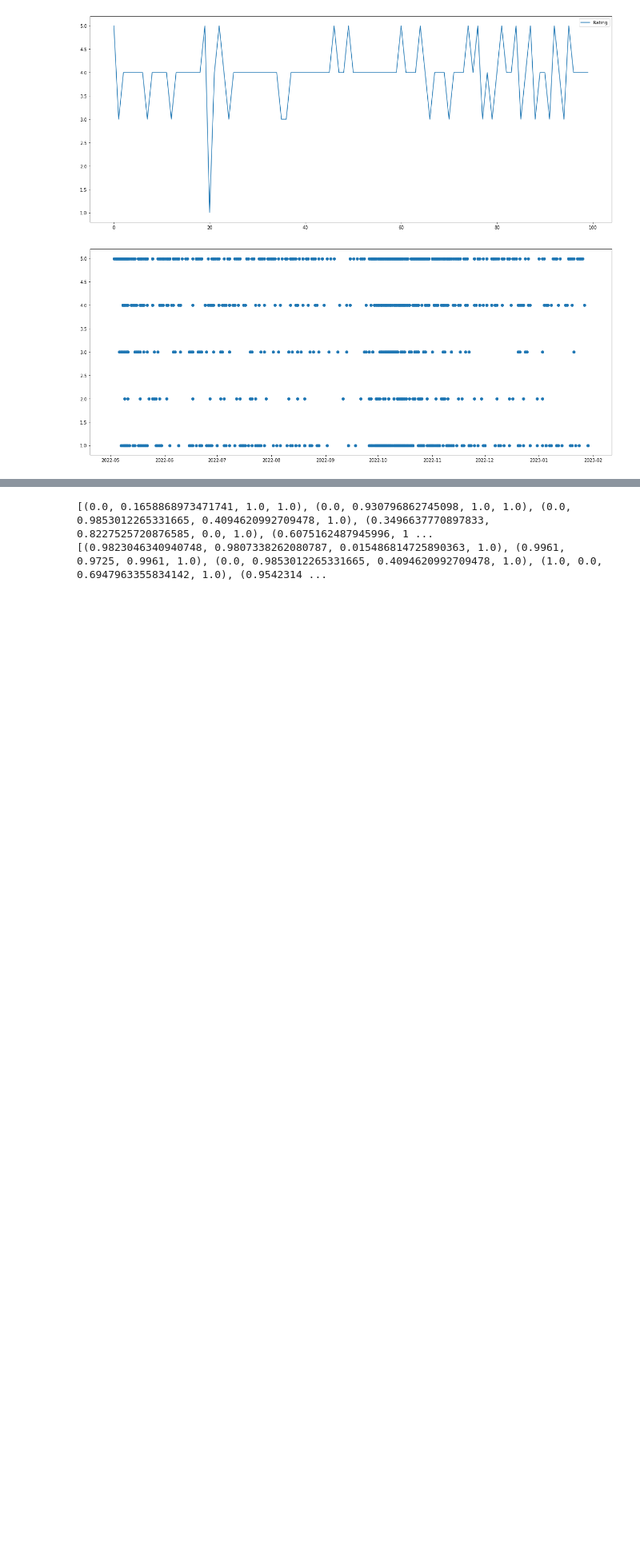
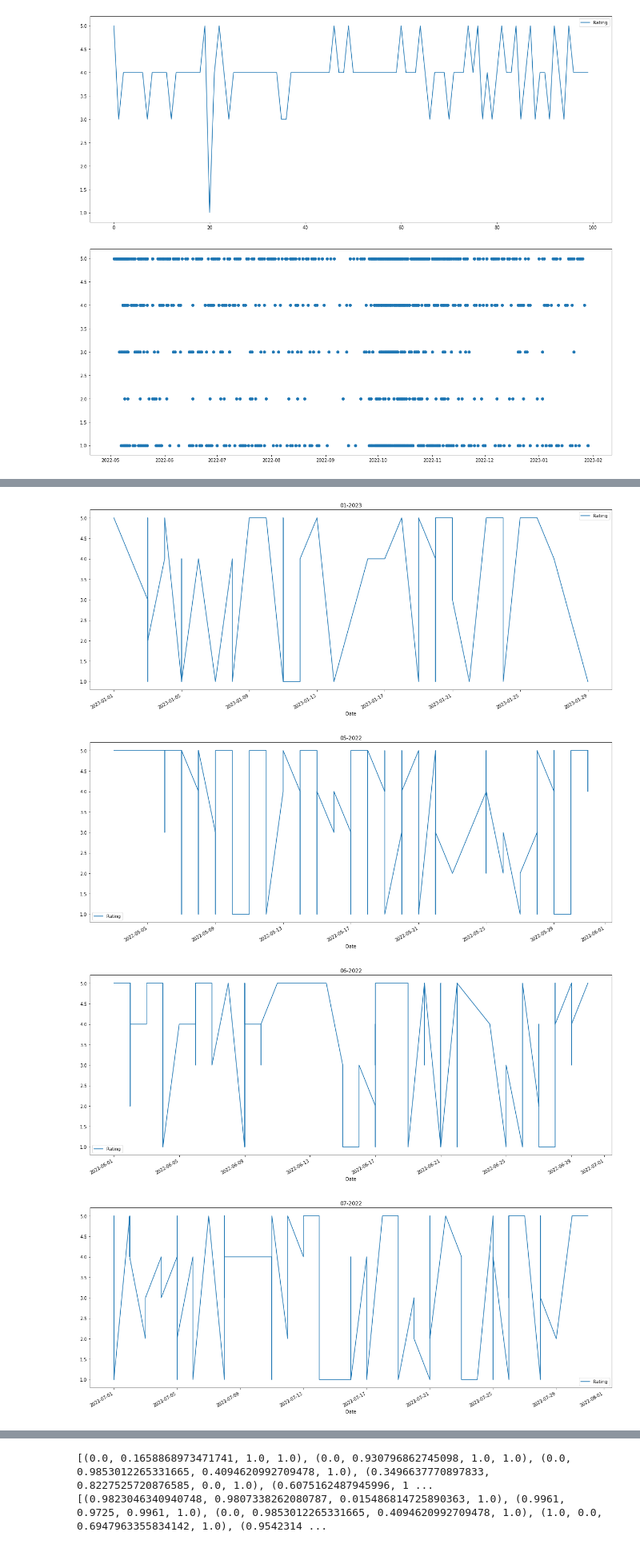
Before and after one commit to one-tonSOUP/Collecting-Amazon-Reviews-and-Analyze, a Jupyter notebook: CollectingReviewsfromAmazon.ipynb, the cells around one changed output, grey strips where cells are left out. Shown at 80% size. Drawn from its saved outputs; the diff is of its cells as text; code cells hidden in the pictures; blank space fills up the shorter version.

```diff
--- a/CollectingReviewsfromAmazon.ipynb
+++ b/CollectingReviewsfromAmazon.ipynb
@@ -469 +475,10 @@ df2
 1003 rows × 3 columns
+# %%
+grouped = df2.groupby(['Month'])
+for key, group in grouped:
+    group.set_index('Date')[['Rating']].plot(title = key)
+# %% [output]
+[figure, added]
+[figure, added]
+[figure, added]
+[figure, added]
```
Also changed, not shown: parts of 11 cells of this notebook.
